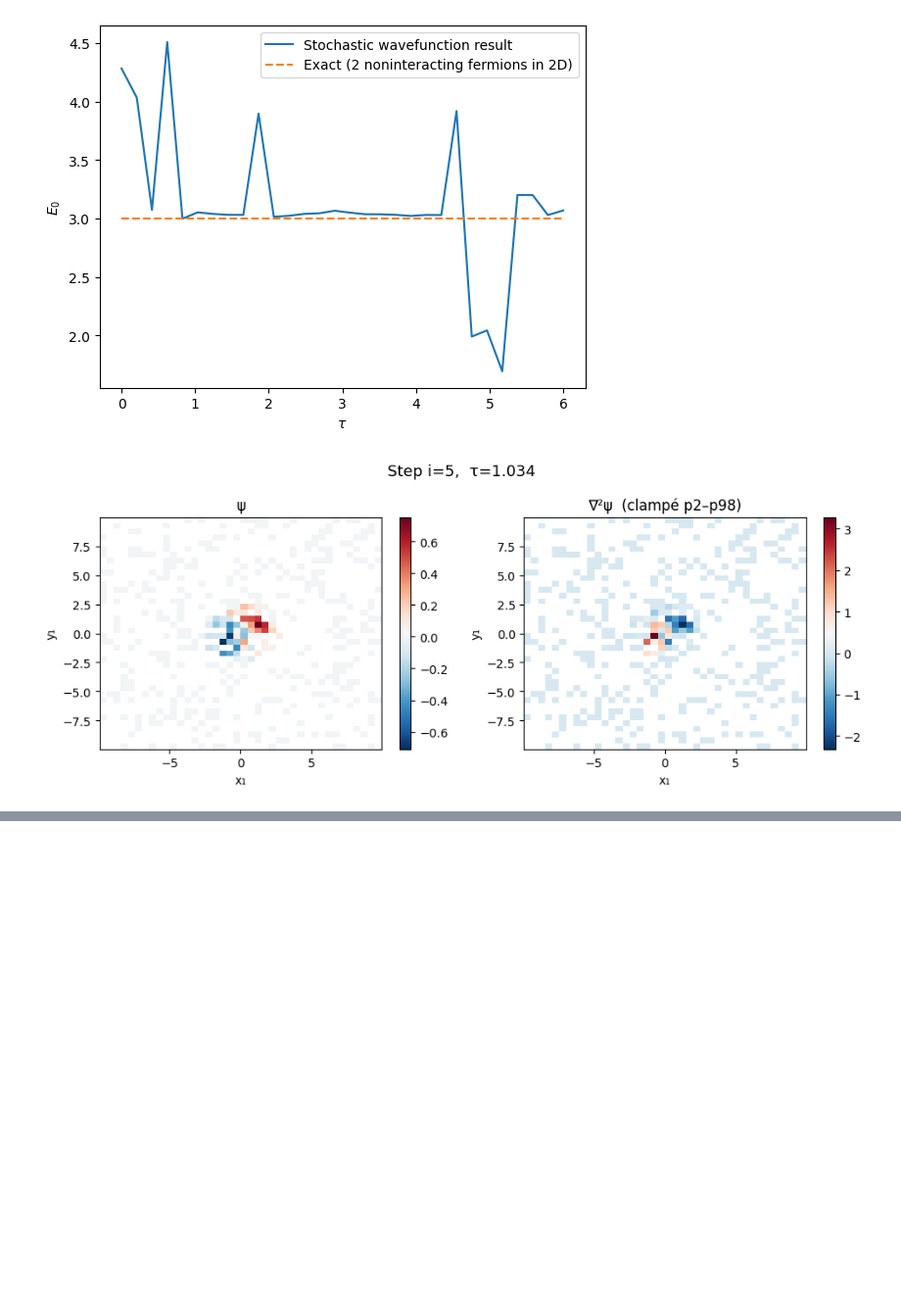
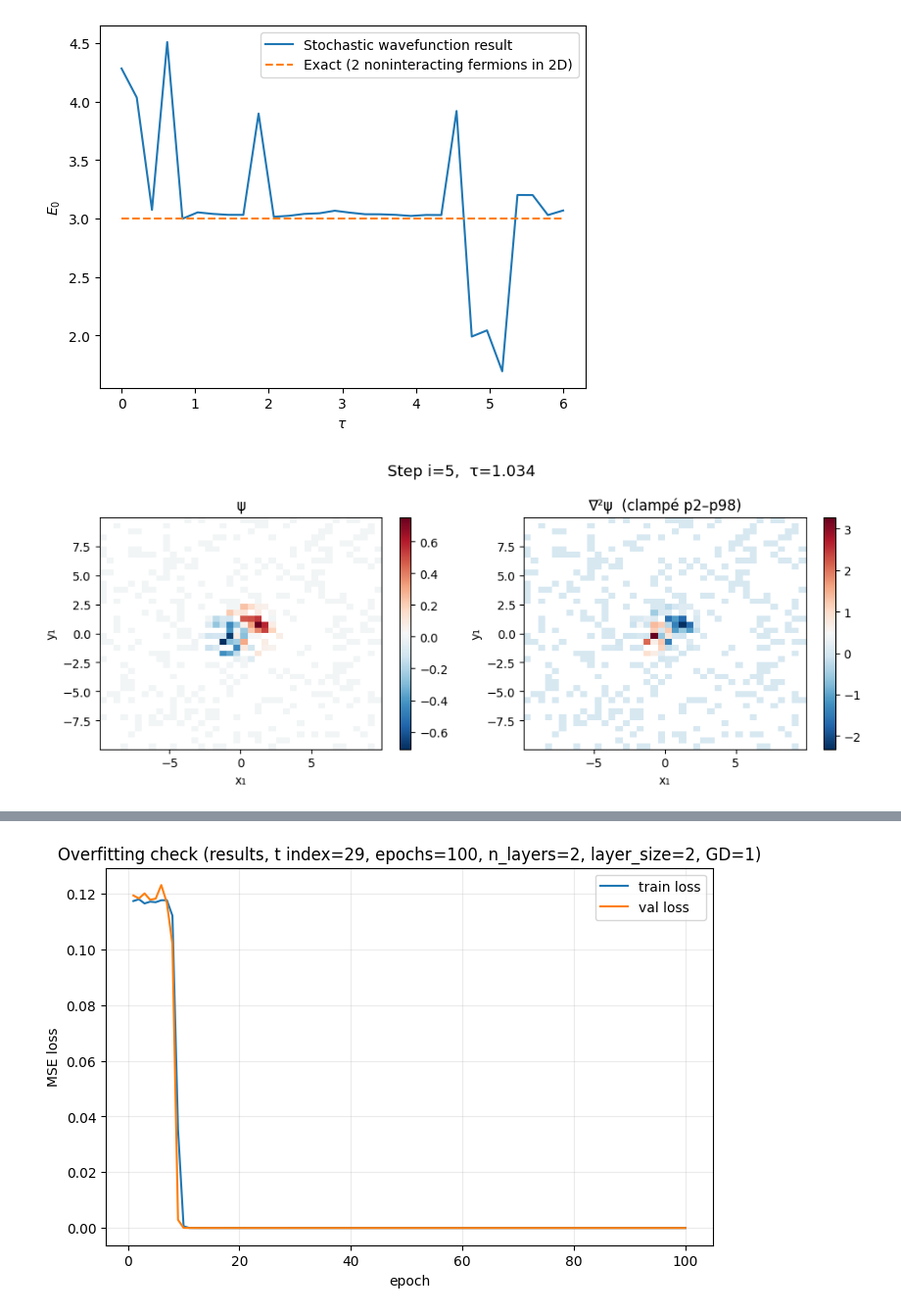
Before and after one commit to charlesbx2/ProjetML, a Jupyter notebook: Untitled-1.ipynb, the cells around one changed output, grey strips where cells are left out. Shown at 98% size. Cells and saved outputs as stored; diff of their text form; code cells hidden in the pictures; blank space fills up the shorter version.

```diff
--- a/Untitled-1.ipynb
+++ b/Untitled-1.ipynb
@@ -248,0 +387,98 @@ plot_laplacian_heatmap(resultsGauss,time_step=25, coord_x=0, coord_y=1)
+# %%
+# Diagnostic overfitting au dernier temps de convergence
+# Version demandée: results (pas resultsGauss), n_layers=2, layer_size=2, epochs=2000, GD=1
+
+import itertools
+import random
+import numpy as np
+import matplotlib.pyplot as plt
+from sympy.combinatorics import Permutation
+
+# 1) Forcer l'usage de results (sans priorité à resultsGauss)
+if 'results' not in globals():
+    raise NameError("La variable 'results' doit être définie dans le notebook.")
+results_ref = results
+
+# 2) Dernier pas de temps
+last_t = results_ref['psi_t'].shape[1] - 1
+samples_last = results_ref['x'][:, :, last_t]
+psi_last = results_ref['psi_t'][:, last_t].real.reshape(-1, 1)
+
+scale = np.max(np.abs(psi_last))
+if scale > 0:
+    psi_last = psi_last / scale
+
+# 3) Augmentation par permutations
+n_coords = samples_last.shape[1]
+if n_coords % dim_physical != 0:
+    raise ValueError(
+        f"Incompatible: samples_last.shape[1]={n_coords} n'est pas divisible par dim_physical={dim_physical}."
+    )
+
+n_particles_data = n_coords // dim_physical
+n_samples_data = samples_last.shape[0]
+perm_subset_eff = min(perm_subset, np.math.factorial(n_particles_data))
+
+perm_all = list(itertools.permutations(range(n_particles_data)))
+parity_all = [[Permutation(p).parity()] for p in perm_all]
+subset = sorted(random.sample(range(len(parity_all)), min(perm_subset_eff, len(parity_all))))
+perm = [perm_all[i] for i in subset]
+parity = [parity_all[i] for i in subset]
+
+x_aug, y_aug = sp.permute(
+    samples_last, psi_last, perm, parity, dim_physical, n_particles_data, bosonic
+)
+
+# 4) Entraînement avec hyperparamètres demandés
+n_layers_test = 2
+layer_size_test = 2*32
+n_epochs = 100
+GD_test = 1
+
+analysis_data = {}
+fitfunc, d2fitfunc = nn_backend.neural_fit(
+    x_aug,
+    y_aug,
+    n_samples=n_samples_data,
+    perm_subset=perm_subset_eff,
+    perm=perm,
+    parity=parity,
+    analysis_data=analysis_data,
+    iteration=9999,
+    load_weights=0,
+    bosonic=bosonic,
+    U=U,
+    n_particles=n_particles_data,
+    dim_physical=dim_physical,
+    n_layers=n_layers_test,
+    layer_size=layer_size_test,
+    epochs=n_epochs,
+    batch_size=batch_size,
+    reg=reg,
+    GD=GD_test,
+)
+
+# 5) Tracé loss / val_loss
+if functionaltype == 1:
+    hist = analysis_data['history']
+else:
+    hist = analysis_data['history'].history
+
+train_loss = hist['loss']
+val_loss = hist['val_loss']
+
+epochs_axis = np.arange(1, len(train_loss) + 1)
+plt.figure(figsize=(8, 5))
+plt.plot(epochs_axis, train_loss, label='train loss')
+plt.plot(epochs_axis, val_loss, label='val loss')
+plt.xlabel('epoch')
+plt.ylabel('MSE loss')
+plt.title(f'Overfitting check (results, t index={last_t}, epochs={n_epochs}, n_layers=2, layer_size=2, GD=1)')
+plt.legend()
+plt.grid(alpha=0.25)
+plt.show()
+
+print(f"Dernier index temps utilisé: {last_t}")
+print(f"Train loss finale: {train_loss[-1]:.3e}")
+print(f"Val loss finale:   {val_loss[-1]:.3e}")
+# %% [output]
@@ -248,0 +489 @@ plot_laplacian_heatmap(resultsGauss,time_step=25, coord_x=0, coord_y=1)
+[figure, added]
```
Also changed, not shown: parts of 5 cells of this notebook, 2 other files.
